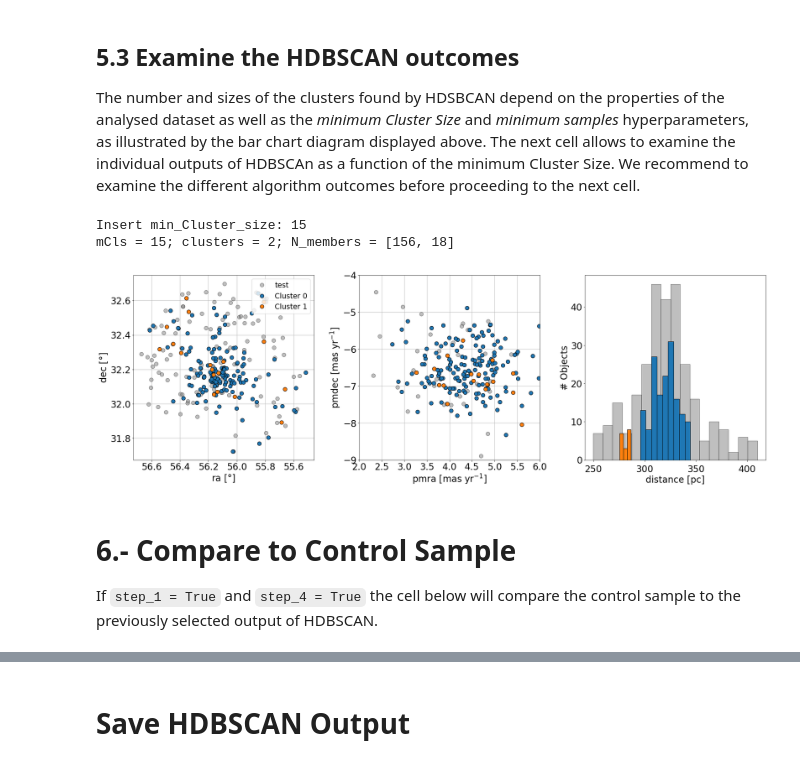
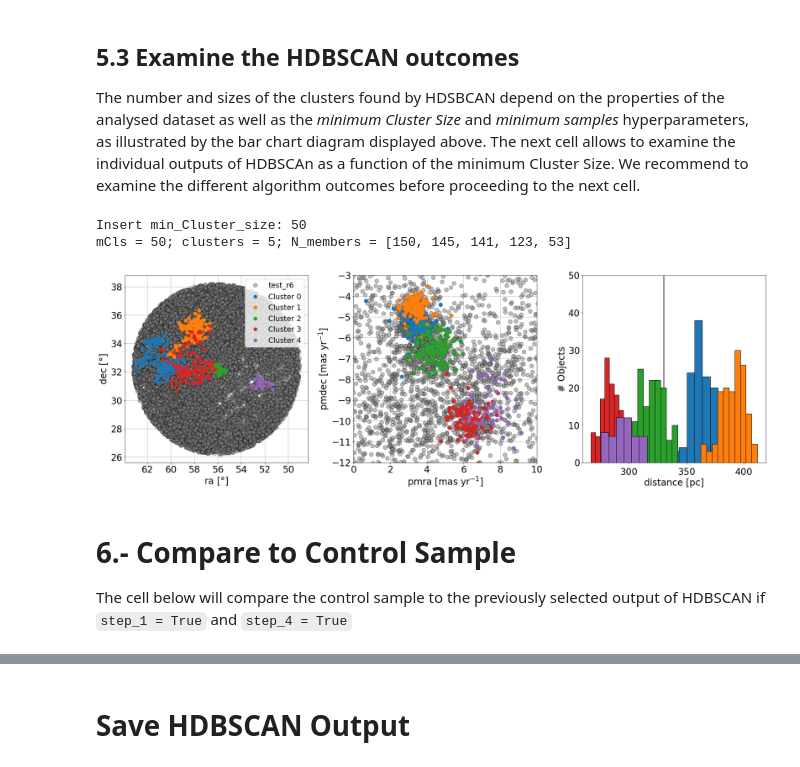
Before and after one commit to preller/PanGaia, a Jupyter notebook: notebooks/PanGaia.ipynb, the cells around one changed output, grey strips where cells are left out. Saved outputs shown, nothing was run; the diff lists cells and outputs as text; code cells hidden in the pictures.

````diff
--- a/notebooks/PanGaia.ipynb
+++ b/notebooks/PanGaia.ipynb
@@ -154,7 +154,7 @@ sample_queried = GaiaQuery()
 if step_1:
     control.print_cone_properties()
 #     sample_queried.set_cone_search_pars(ra = control.ADQL['ra'].value, dec = control.ADQL['dec'].value)
-    sample_queried.set_cone_search_pars(sample_name = 'test', ra = 56.1, dec = 32.2, radii = 0.5, para_m = 2.4,para_M = 4.1)
+    sample_queried.set_cone_search_pars(sample_name = 'test_r6', ra = 56.1, dec = 32.2, radii = 6, para_m = 2.4,para_M = 4.1)
 else:
     sample_queried.set_cone_search_pars()
 
@@ -281,7 +281,7 @@ After scaling the data PanGaia applies the [HDBSCAN](https://hdbscan.readthedocs
 # Apply HDSBCAN ========================================
 if step_4:
 #     data_clustering.run_multi_hdbscan(probability = None, min_samples = -1)
-    data_clustering.run_multi_hdbscan(probability = 0.8, min_samples = 1)
+    data_clustering.run_multi_hdbscan(probability = 0.8, min_samples = 5)
     data_clustering.plot_multi_hdbscan_stats()
 # %% [output]
 Running HDBSCAN for mCls = 10:70 in steps of 1
@@ -311,17 +311,17 @@ The number and sizes of the clusters found by HDSBCAN depend on the properties o
 # %%
 # Show selected HDBSCAN results ========================
 if step_4:
     data_clustering.run_hdbscan(probability = data_clustering.probability, min_samples=data_clustering.min_samples, verbose = True)
-    data_clustering.plot_clusters()
+    data_clustering.plot_clusters(ylim_3 = [0, 50])
 
     if step_2:
         data_clustering.send_to_ESASky(esasky, radius = sample_gaia.ADQL['radii'].value)
 # %% [output]
-Insert min_Cluster_size: 15
-mCls = 15; clusters = 2; N_members = [156, 18]
+Insert min_Cluster_size: 50
+mCls = 50; clusters = 5; N_members = [150, 145, 141, 123, 53]
-[figure, old version]
+[figure, new version]
 # %% [markdown]
 # 6.- Compare to Control Sample
 
-If ```step_1 = True``` and ```step_4 = True``` the cell below will compare the control sample to the previously selected output of HDBSCAN.
+The cell below will compare the control sample to the previously selected output of HDBSCAN if ```step_1 = True``` and ```step_4 = True```
 # %%
````
Also changed, not shown: parts of 7 cells of this notebook, 21 other files.
